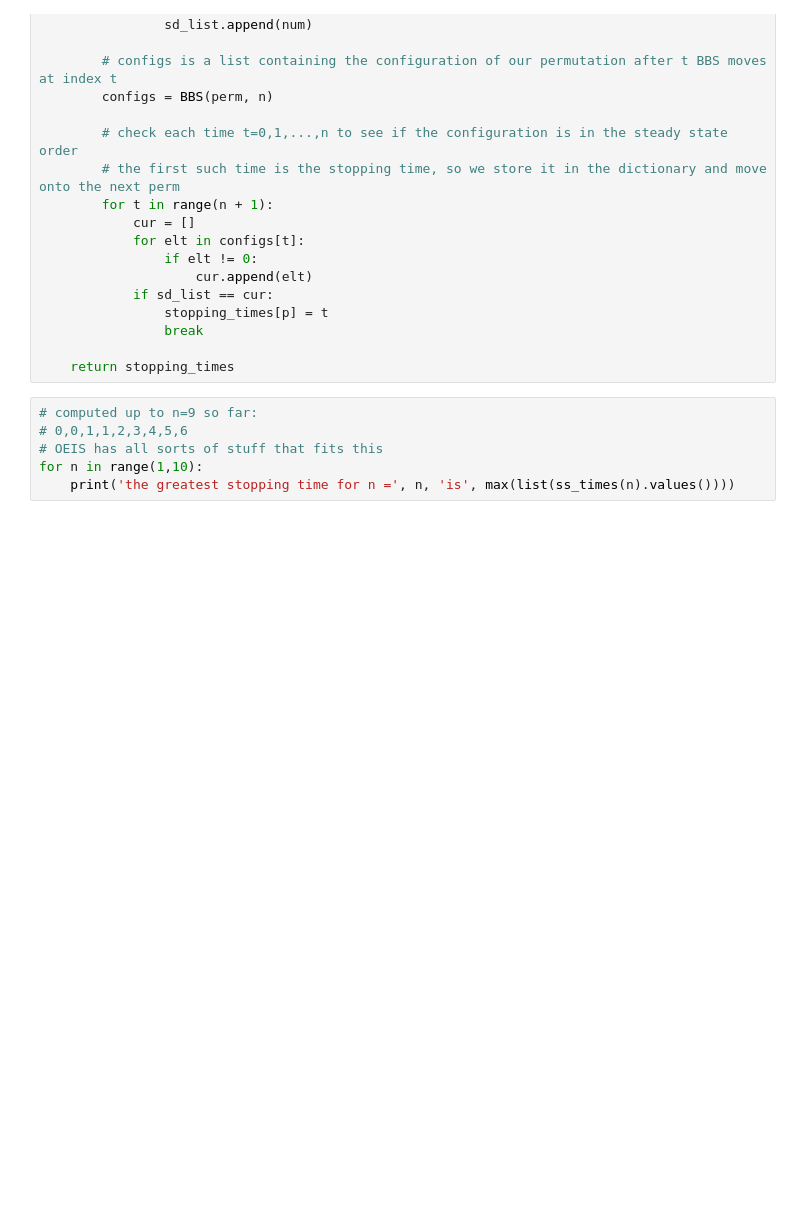
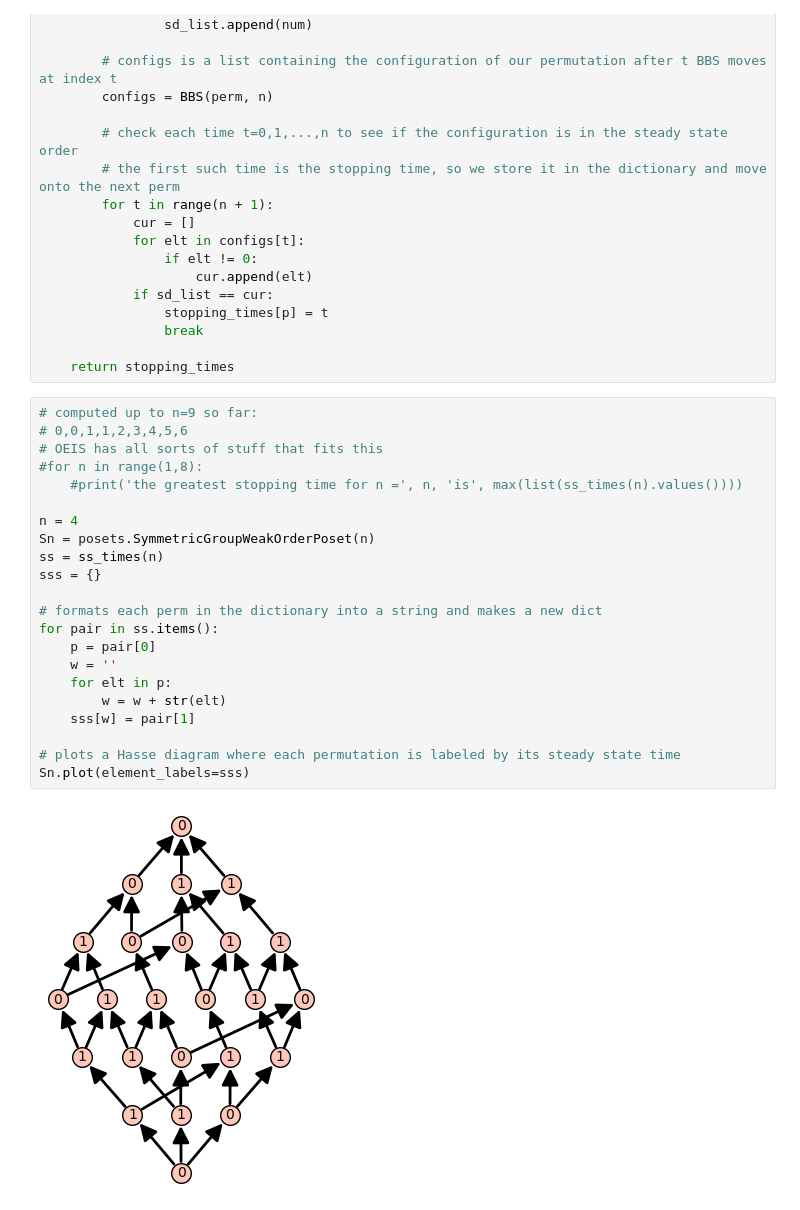
Before and after one commit to Ben-Drucker/UCONN-REU-Combinatorics-Utilities, a Jupyter notebook: steady_state_times.ipynb, the cells around one changed output. Drawn from its saved outputs; the diff is of its cells as text; blank space fills up the shorter version.

Commit message:
added Hasse relabeling example

```diff
--- a/steady_state_times.ipynb
+++ b/steady_state_times.ipynb
@@ -98,6 +98,24 @@ def ss_times(n):
 # %%
 # computed up to n=9 so far:
 # 0,0,1,1,2,3,4,5,6
 # OEIS has all sorts of stuff that fits this
-for n in range(1,10):
-    print('the greatest stopping time for n =', n, 'is', max(list(ss_times(n).values())))
+#for n in range(1,8):
+    #print('the greatest stopping time for n =', n, 'is', max(list(ss_times(n).values())))
+
+n = 4
+Sn = posets.SymmetricGroupWeakOrderPoset(n)
+ss = ss_times(n)
+sss = {}
+
+# formats each perm in the dictionary into a string and makes a new dict
+for pair in ss.items():
+    p = pair[0]
+    w = ''
+    for elt in p:
+        w = w + str(elt)
+    sss[w] = pair[1]
+
+# plots a Hasse diagram where each permutation is labeled by its steady state time
+Sn.plot(element_labels=sss)
+# %% [output]
+[figure, added]
```
Also changed, not shown: 1 other file.
